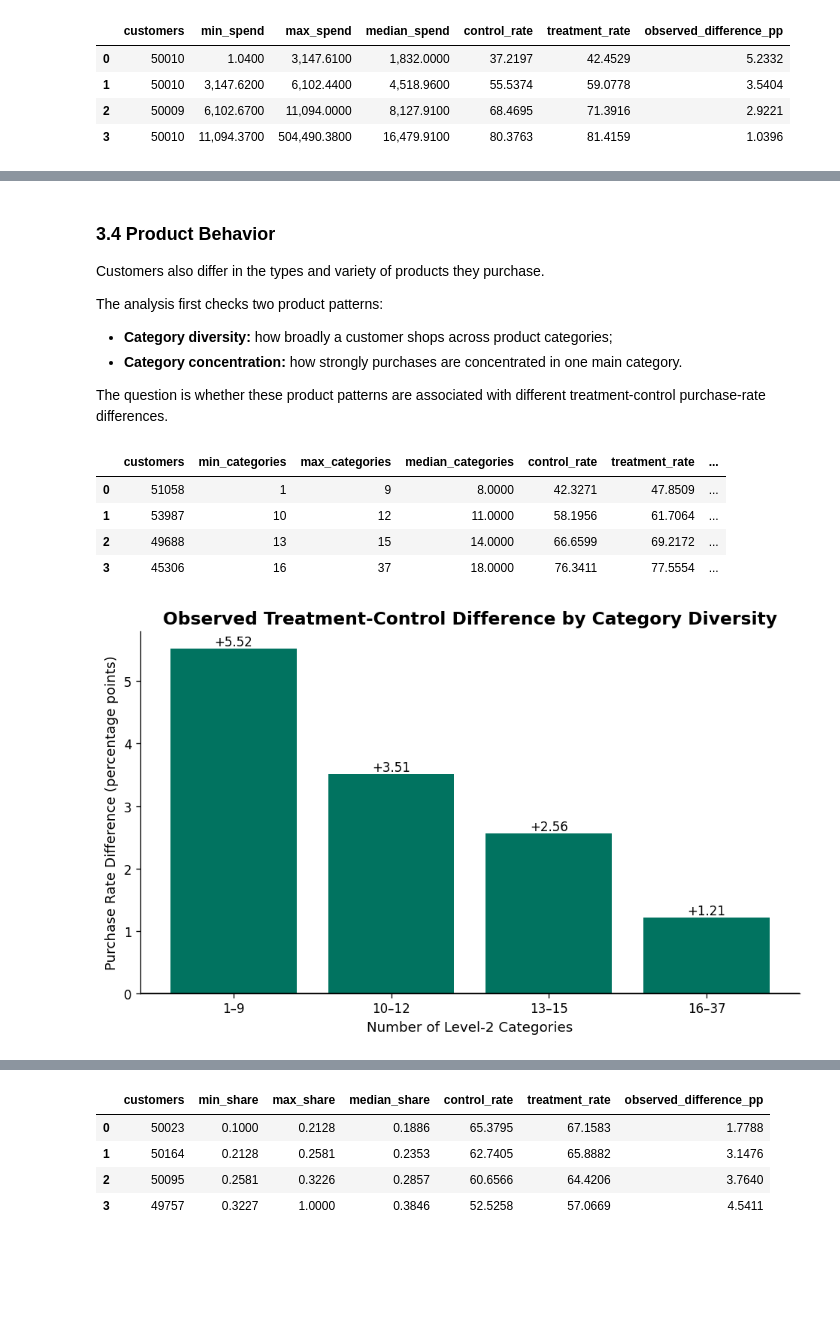
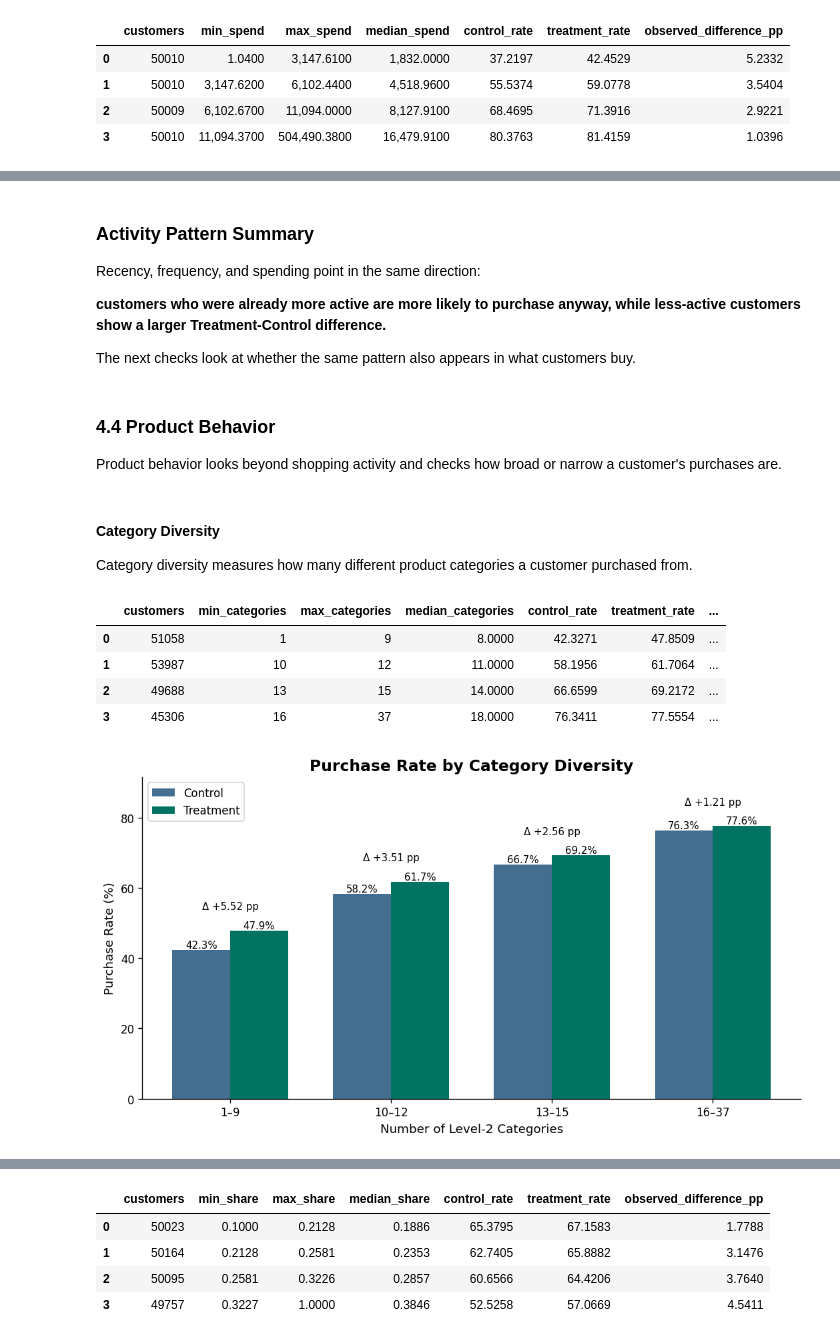
Before and after one commit to nguyen-lam-phuong-thao/uplift-customer-selection, a Jupyter notebook: notebooks/phase2_retailhero/02_retailhero_eda.ipynb, the cells around one changed output, grey strips where cells are left out. Cells and saved outputs as stored; diff of their text form; code cells hidden in the pictures; blank space fills up the shorter version.

```diff
--- a/notebooks/phase2_retailhero/02_retailhero_eda.ipynb
+++ b/notebooks/phase2_retailhero/02_retailhero_eda.ipynb
@@ -611,7 +535,7 @@ customer_recency = con.sql(
         DATE_DIFF(
             'day',
             lp.last_purchase_date,
-            TIMESTAMP '{purchase_reference_date}'
+            TIMESTAMP '{purchase_history_end}'
         ) AS recency_days
     FROM uplift_train AS u
     LEFT JOIN last_purchase AS lp
@@ -1656,7 +1611,7 @@ display(outcome_distribution)
 fig, ax = plt.subplots(figsize=(6, 5))
 
 bars = ax.bar(
-    ["No Purchase", "Purchase"],
+    outcome_distribution["outcome"],
     outcome_distribution["percentage"],
     color=[
         COLORS["rainy_lake"],
@@ -1664,7 +1619,7 @@ bars = ax.bar(
     ],
 )
 
-ax.set_title("Purchase Outcome After Campaign")
+ax.set_title("Outcome Distribution")
 ax.set_ylabel("Customers (%)")
 
 for bar, value in zip(
@@ -2275,14 +2204,19 @@ Together with recency and frequency, this strengthens the pattern that highly ac
 # %% [markdown]
-### 3.4 Product Behavior
+### Activity Pattern Summary
 
-Customers also differ in the types and variety of products they purchase.
+Recency, frequency, and spending point in the same direction:
 
-The analysis first checks two product patterns:
+**customers who were already more active are more likely to purchase anyway, while less-active customers show a larger Treatment-Control difference.**
 
-- **Category diversity:** how broadly a customer shops across product categories;
-- **Category concentration:** how strongly purchases are concentrated in one main category.
-
-The question is whether these product patterns are associated with different treatment-control purchase-rate differences.
+The next checks look at whether the same pattern also appears in what customers buy.
+# %% [markdown]
+### 4.4 Product Behavior
+
+Product behavior looks beyond shopping activity and checks how broad or narrow a customer's purchases are.
+# %% [markdown]
+#### Category Diversity
+
+Category diversity measures how many different product categories a customer purchased from.
 # %%
 category_diversity_effect = behavior_analysis[
     [
@@ -2355,55 +2289,25 @@ display(
 # %%
 category_labels = []
 
 for row in category_diversity_summary.itertuples():
     min_categories = int(row.min_categories)
     max_categories = int(row.max_categories)
 
     if min_categories == max_categories:
         label = f"{min_categories}"
     else:
         label = f"{min_categories}–{max_categories}"
 
     category_labels.append(label)
 
-fig, ax = plt.subplots(figsize=(8, 5))
-
-bars = ax.bar(
+plot_group_purchase_rates(
+    category_diversity_summary,
     category_labels,
-    category_diversity_summary["observed_difference_pp"],
-    color=COLORS["pacific_green"],
+    title="Purchase Rate by Category Diversity",
+    xlabel="Number of Level-2 Categories",
 )
-
-ax.axhline(
-    0,
-    color="black",
-    linewidth=1,
-)
-
-ax.set_title(
-    "Observed Treatment-Control Difference by Category Diversity"
-)
-ax.set_xlabel("Number of Level-2 Categories")
-ax.set_ylabel(
-    "Purchase Rate Difference (percentage points)"
-)
-
-for bar, value in zip(
-    bars,
-    category_diversity_summary["observed_difference_pp"],
-):
-    ax.text(
-        bar.get_x() + bar.get_width() / 2,
-        value,
-        f"{value:+.2f}",
-        ha="center",
-        va="bottom" if value >= 0 else "top",
-    )
-
-plt.tight_layout()
-plt.show()
 # %% [output]
-[figure, old version]
+[figure, new version]
 # %% [markdown]
 #### Category Diversity Findings
 
```
Also changed, not shown: parts of 86 cells of this notebook.
